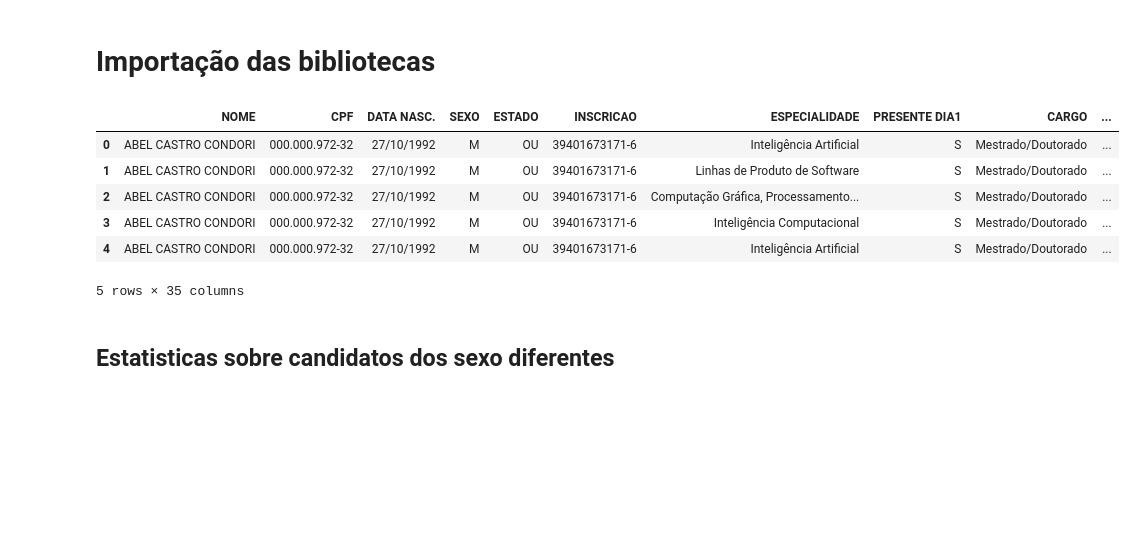
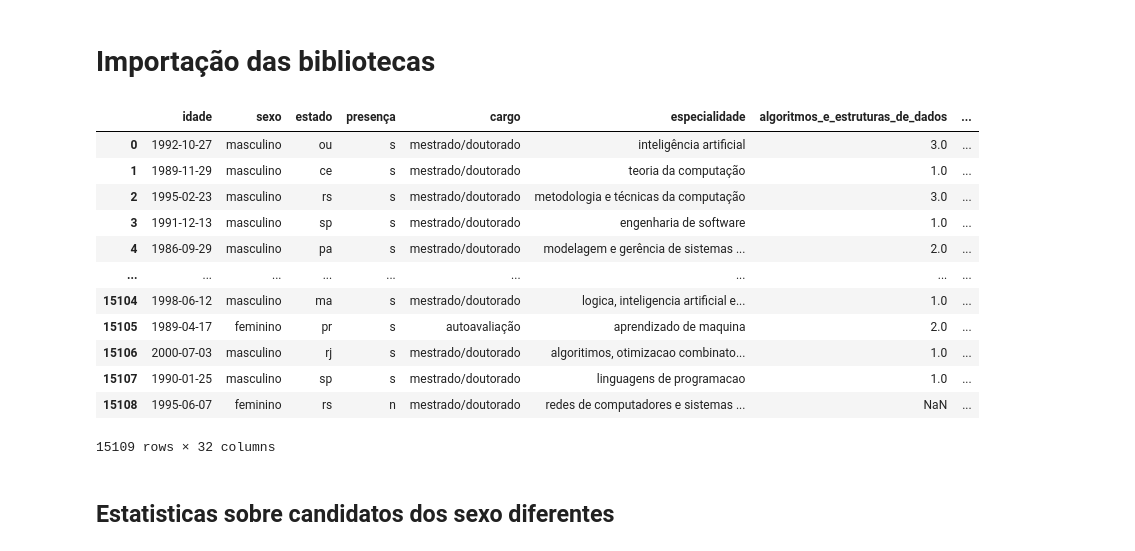
Before and after one commit to jeancarloscc/OrientPOSCOMP-System, a Jupyter notebook: notebooks/new_processing.ipynb, the cells around one changed output. Cells and saved outputs as stored; diff of their text form; code cells hidden in the pictures; blank space fills up the shorter version.

```diff
--- a/notebooks/new_processing.ipynb
+++ b/notebooks/new_processing.ipynb
@@ -11,14 +10,20 @@ import services.lista_estados_regioes as lesr
 # Criar instância da classe
 visualizacao = Visualizacao()
 # %%
-dataset_poscomp = pd.read_csv("../dados/homologacao_poscomp/dataset_poscomp.csv")
+dataset_poscomp = pd.read_csv("../dados/processed/df_poscomp2016-2022.csv")
 # %%
-dataset_poscomp.head()
+dataset_poscomp
 # %% [output]
-|  | NOME | CPF | DATA NASC. | SEXO | ESTADO | INSCRICAO | ESPECIALIDADE | PRESENTE DIA1 | CARGO | ... |
-| 0 | ABEL CASTRO CONDORI | 000.000.972-32 | 27/10/1992 | M | OU | 39401673171-6 | Inteligência Artificial | S | Mestrado/Doutorado | ... |
-| 1 | ABEL CASTRO CONDORI | 000.000.972-32 | 27/10/1992 | M | OU | 39401673171-6 | Linhas de Produto de Software | S | Mestrado/Doutorado | ... |
-| 2 | ABEL CASTRO CONDORI | 000.000.972-32 | 27/10/1992 | M | OU | 39401673171-6 | Computação Gráfica, Processamento... | S | Mestrado/Doutorado | ... |
-| 3 | ABEL CASTRO CONDORI | 000.000.972-32 | 27/10/1992 | M | OU | 39401673171-6 | Inteligência Computacional | S | Mestrado/Doutorado | ... |
-| 4 | ABEL CASTRO CONDORI | 000.000.972-32 | 27/10/1992 | M | OU | 39401673171-6 | Inteligência Artificial | S | Mestrado/Doutorado | ... |
+|  | idade | sexo | estado | presença | cargo | especialidade | algoritmos_e_estruturas_de_dados | ... |
+| 0 | 1992-10-27 | masculino | ou | s | mestrado/doutorado | inteligência artificial | 3.0 | ... |
+| 1 | 1989-11-29 | masculino | ce | s | mestrado/doutorado | teoria da computação | 1.0 | ... |
+| 2 | 1995-02-23 | masculino | rs | s | mestrado/doutorado | metodologia e técnicas da computação | 3.0 | ... |
+| 3 | 1991-12-13 | masculino | sp | s | mestrado/doutorado | engenharia de software | 1.0 | ... |
+| 4 | 1986-09-29 | masculino | pa | s | mestrado/doutorado | modelagem e gerência de sistemas ... | 2.0 | ... |
+| ... | ... | ... | ... | ... | ... | ... | ... | ... |
+| 15104 | 1998-06-12 | masculino | ma | s | mestrado/doutorado | logica, inteligencia artificial e... | 1.0 | ... |
+| 15105 | 1989-04-17 | feminino | pr | s | autoavaliação | aprendizado de maquina | 2.0 | ... |
+| 15106 | 2000-07-03 | masculino | rj | s | mestrado/doutorado | algoritimos, otimizacao combinato... | 1.0 | ... |
+| 15107 | 1990-01-25 | masculino | sp | s | mestrado/doutorado | linguagens de programacao | 1.0 | ... |
+| 15108 | 1995-06-07 | feminino | rs | n | mestrado/doutorado | redes de computadores e sistemas ... | NaN | ... |
-5 rows × 35 columns
+15109 rows × 32 columns
```
Also changed, not shown: parts of 98 cells of this notebook, 6 other files.
